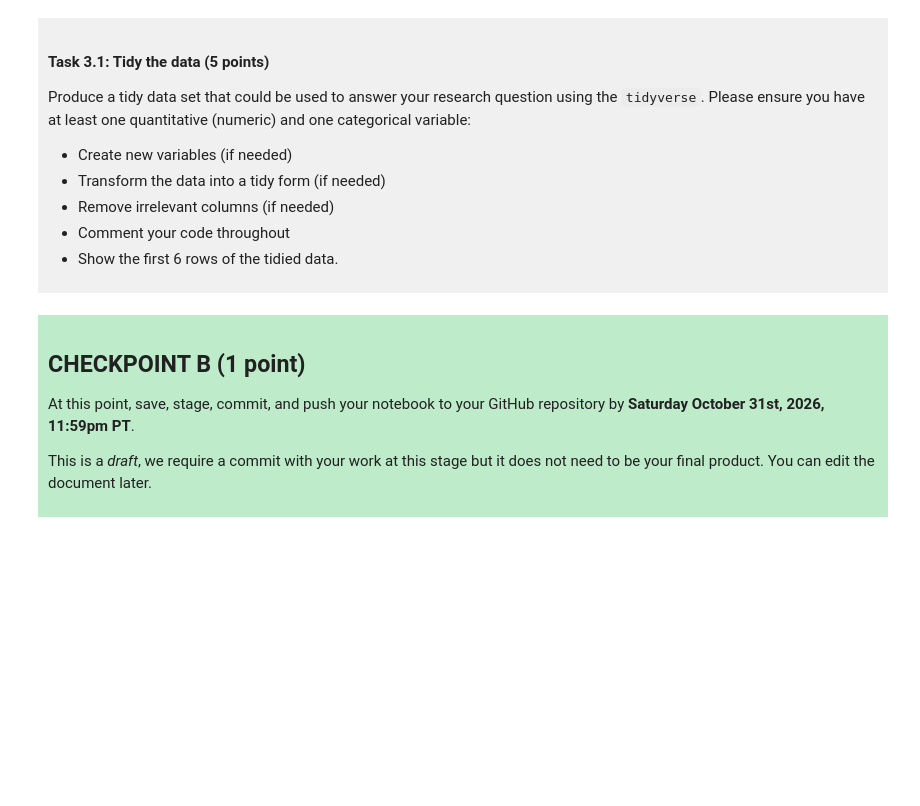
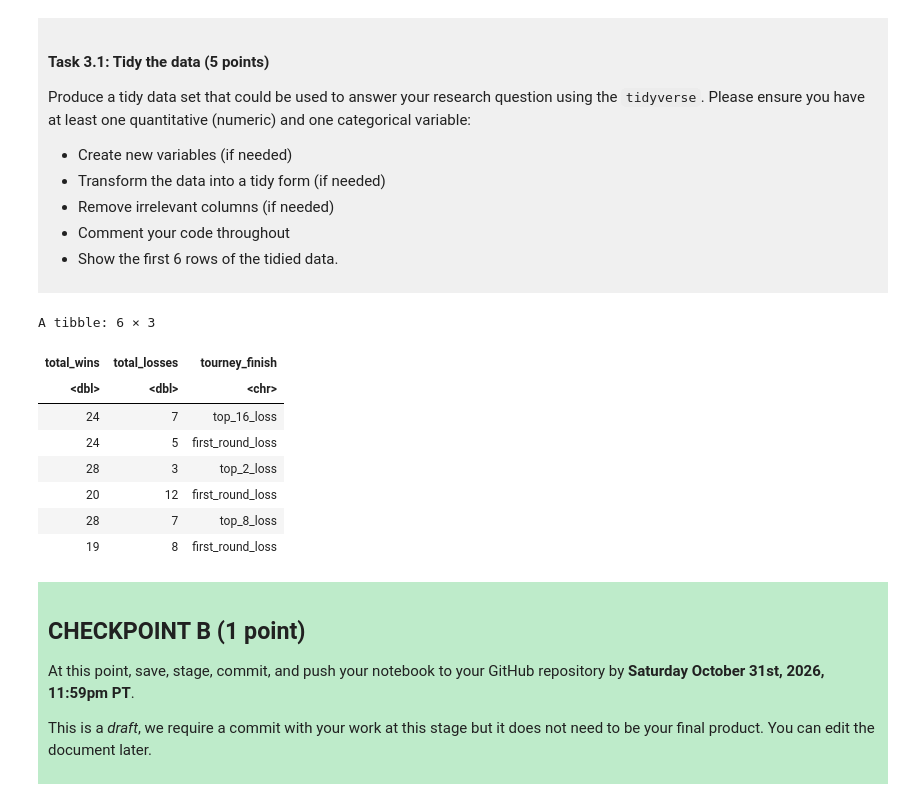
Before and after one commit to tegancho5/dsci-100-project-tegan-cho, a Jupyter notebook: dsci-100-project-notebook.ipynb, the cells around one changed output. Drawn from its saved outputs; the diff is of its cells as text; code cells hidden in the pictures; blank space fills up the shorter version.

```diff
--- a/dsci-100-project-notebook.ipynb
+++ b/dsci-100-project-notebook.ipynb
@@ -189,7 +224,18 @@ Produce a tidy data set that could be used to answer your research question usin
 
 </div>
 # %%
-### EDIT THIS CODE CELL ###
+women_select <- select(womens_march_madness_data, total_wins, total_losses, tourney_finish)
+women_select
+# %% [output]
+A tibble: 6 × 3
+| total_wins | total_losses | tourney_finish |
+| <dbl> | <dbl> | <chr> |
+| 24 | 7 | top_16_loss |
+| 24 | 5 | first_round_loss |
+| 28 | 3 | top_2_loss |
+| 20 | 12 | first_round_loss |
+| 28 | 7 | top_8_loss |
+| 19 | 8 | first_round_loss |
 # %% [markdown]
 <div style="background-color: #beebca; padding: 10px;">
 
```
Also changed, not shown: parts of 4 cells of this notebook.
